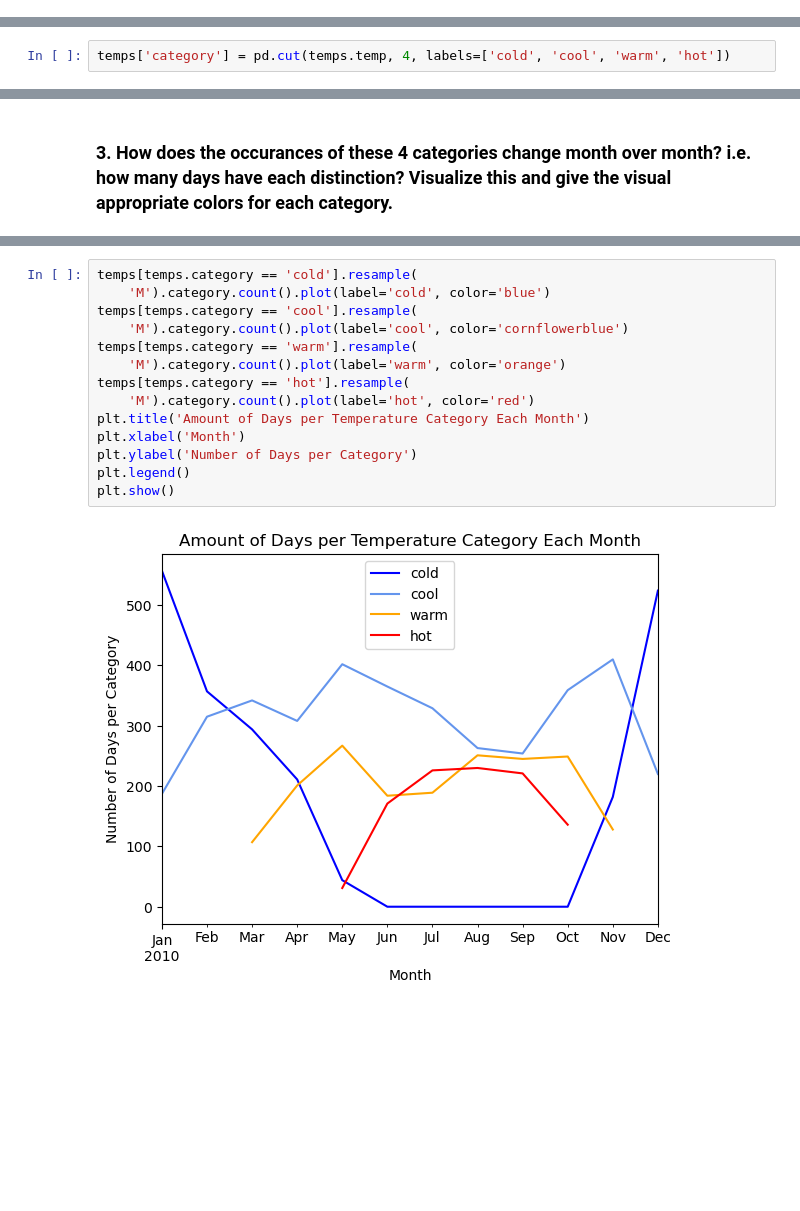
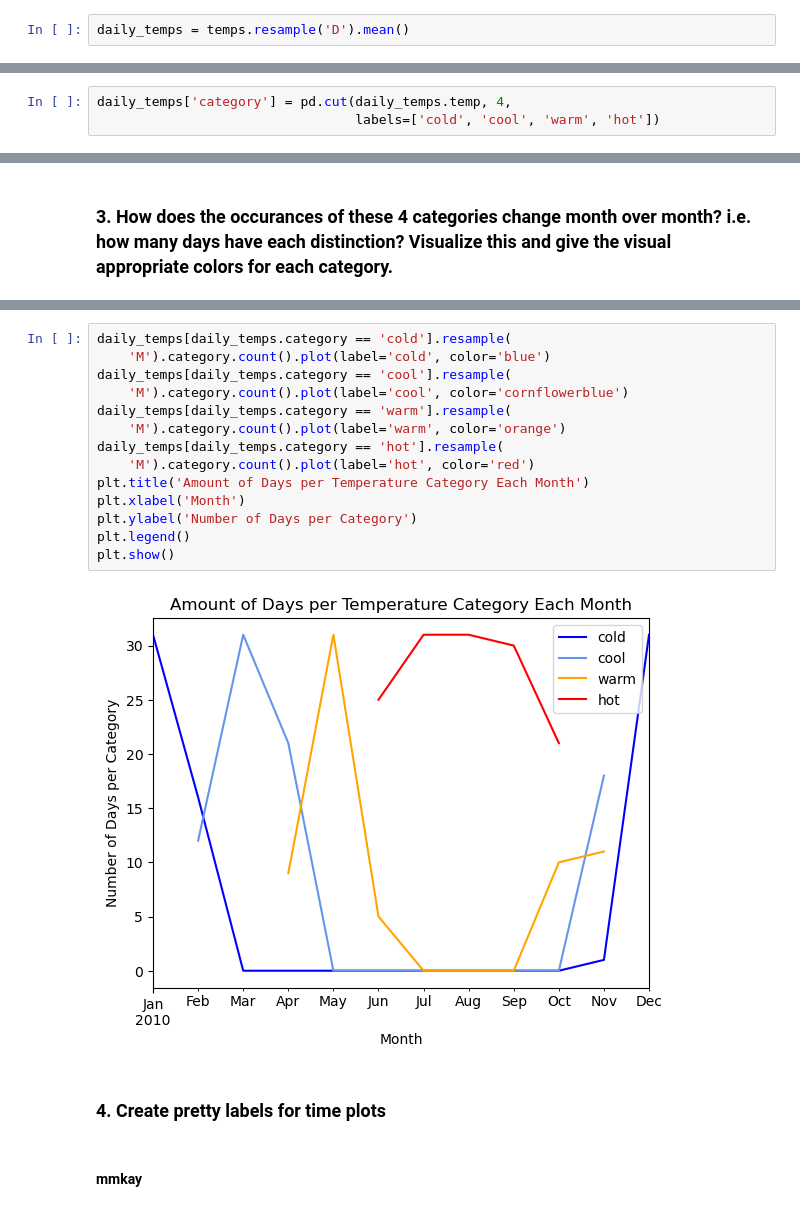
Before and after one commit to Adam-Harris87/time-series-exercises, a Jupyter notebook: datetime_exercises.ipynb, the cells around one changed output, grey strips where cells are left out. Saved outputs shown, nothing was run; the diff lists cells and outputs as text; blank space fills up the shorter version.

```diff
--- a/datetime_exercises.ipynb
+++ b/datetime_exercises.ipynb
@@ -533,3 +536,5 @@ temps.head()
 | 2010-01-01 04:00:00 | 46.0 |
 # %% [markdown]
 ### 2. Create 4 categories for temperature, cold, cool, warm, hot (hint: use pd.cut or pd.qcut for this)
+# %%
+daily_temps = temps.resample('D').mean()
@@ -536,3 +558,4 @@ temps.head()
 # %%
-temps['category'] = pd.cut(temps.temp, 4, labels=['cold', 'cool', 'warm', 'hot'])
+daily_temps['category'] = pd.cut(daily_temps.temp, 4,
+                                 labels=['cold', 'cool', 'warm', 'hot'])
 # %%
@@ -577,17 +600,21 @@ date
 Name: category, dtype: int64
 # %%
-temps[temps.category == 'cold'].resample(
+daily_temps[daily_temps.category == 'cold'].resample(
     'M').category.count().plot(label='cold', color='blue')
-temps[temps.category == 'cool'].resample(
+daily_temps[daily_temps.category == 'cool'].resample(
     'M').category.count().plot(label='cool', color='cornflowerblue')
-temps[temps.category == 'warm'].resample(
+daily_temps[daily_temps.category == 'warm'].resample(
     'M').category.count().plot(label='warm', color='orange')
-temps[temps.category == 'hot'].resample(
+daily_temps[daily_temps.category == 'hot'].resample(
     'M').category.count().plot(label='hot', color='red')
 plt.title('Amount of Days per Temperature Category Each Month')
 plt.xlabel('Month')
 plt.ylabel('Number of Days per Category')
 plt.legend()
 plt.show()
 # %% [output]
-[figure, old version]
+[figure, new version]
+# %% [markdown]
+### 4. Create pretty labels for time plots
+# %% [markdown]
+#### mmkay
```
Also changed, not shown: parts of 10 cells of this notebook, 3 other files.
